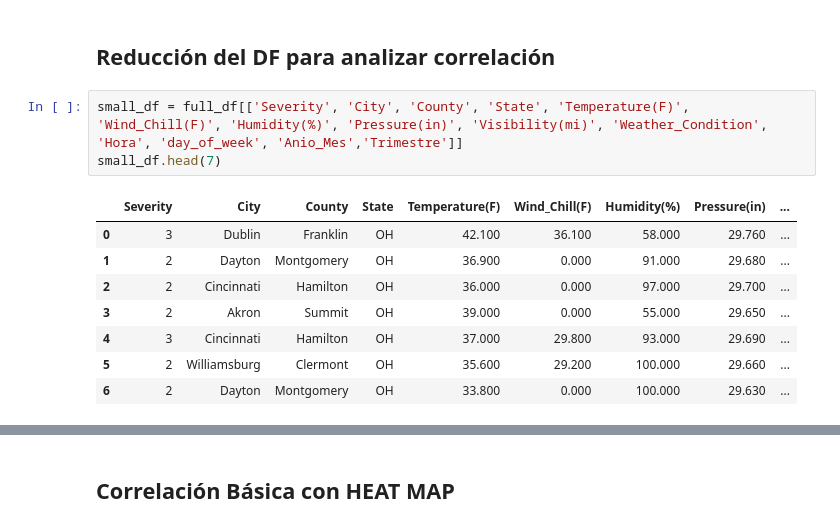
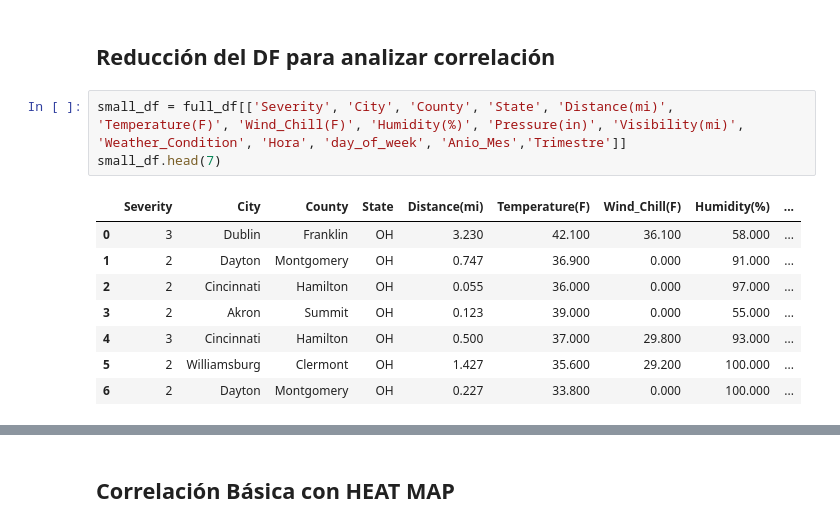
Before and after one commit to EWECORP/DScience_41870, a Jupyter notebook: Proyecto_ComplementarioI_Eduardo_Ettlin.ipynb, the cells around one changed output, grey strips where cells are left out. Cells and saved outputs as stored; diff of their text form.

```diff
--- a/Proyecto_ComplementarioI_Eduardo_Ettlin.ipynb
+++ b/Proyecto_ComplementarioI_Eduardo_Ettlin.ipynb
@@ -202,17 +205,17 @@ No todas las variables explican el problema que queremos modelar y la elección
 # %% [markdown]
 ## Reducción del DF para analizar correlación ##
 # %%
-small_df = full_df[['Severity', 'City', 'County', 'State', 'Temperature(F)', 'Wind_Chill(F)', 'Humidity(%)', 'Pressure(in)', 'Visibility(mi)', 'Weather_Condition', 'Hora', 'day_of_week', 'Anio_Mes','Trimestre']]
+small_df = full_df[['Severity', 'City', 'County', 'State', 'Distance(mi)', 'Temperature(F)', 'Wind_Chill(F)', 'Humidity(%)', 'Pressure(in)', 'Visibility(mi)', 'Weather_Condition', 'Hora', 'day_of_week', 'Anio_Mes','Trimestre']]
 small_df.head(7)
 # %% [output]
-|  | Severity | City | County | State | Temperature(F) | Wind_Chill(F) | Humidity(%) | Pressure(in) | ... |
-| 0 | 3 | Dublin | Franklin | OH | 42.100 | 36.100 | 58.000 | 29.760 | ... |
-| 1 | 2 | Dayton | Montgomery | OH | 36.900 | 0.000 | 91.000 | 29.680 | ... |
-| 2 | 2 | Cincinnati | Hamilton | OH | 36.000 | 0.000 | 97.000 | 29.700 | ... |
-| 3 | 2 | Akron | Summit | OH | 39.000 | 0.000 | 55.000 | 29.650 | ... |
-| 4 | 3 | Cincinnati | Hamilton | OH | 37.000 | 29.800 | 93.000 | 29.690 | ... |
-| 5 | 2 | Williamsburg | Clermont | OH | 35.600 | 29.200 | 100.000 | 29.660 | ... |
-| 6 | 2 | Dayton | Montgomery | OH | 33.800 | 0.000 | 100.000 | 29.630 | ... |
+|  | Severity | City | County | State | Distance(mi) | Temperature(F) | Wind_Chill(F) | Humidity(%) | ... |
+| 0 | 3 | Dublin | Franklin | OH | 3.230 | 42.100 | 36.100 | 58.000 | ... |
+| 1 | 2 | Dayton | Montgomery | OH | 0.747 | 36.900 | 0.000 | 91.000 | ... |
+| 2 | 2 | Cincinnati | Hamilton | OH | 0.055 | 36.000 | 0.000 | 97.000 | ... |
+| 3 | 2 | Akron | Summit | OH | 0.123 | 39.000 | 0.000 | 55.000 | ... |
+| 4 | 3 | Cincinnati | Hamilton | OH | 0.500 | 37.000 | 29.800 | 93.000 | ... |
+| 5 | 2 | Williamsburg | Clermont | OH | 1.427 | 35.600 | 29.200 | 100.000 | ... |
+| 6 | 2 | Dayton | Montgomery | OH | 0.227 | 33.800 | 0.000 | 100.000 | ... |
 # %%
 small_df.corr()
 # %% [output]
```
Also changed, not shown: parts of 17 cells of this notebook.
